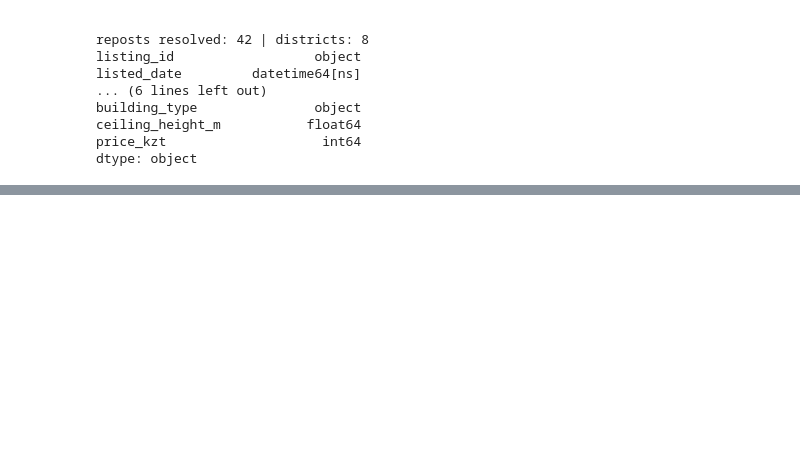
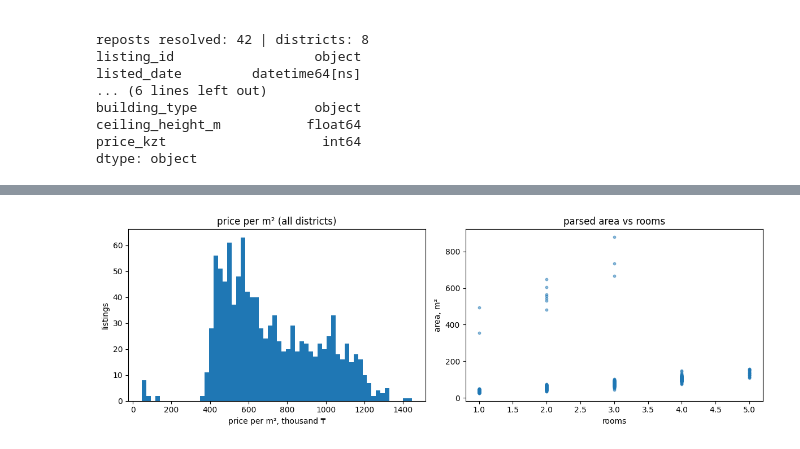
Before and after one commit to Uni-courses-CSS3004-ENG-1/Imamsidikov_ML_task1, a Jupyter notebook: task1_data_preprocessing.ipynb, the cells around one changed output, grey strips where cells are left out. Drawn from its saved outputs; the diff is of its cells as text; code cells hidden in the pictures; blank space fills up the shorter version.

Commit message:
Step 4: replace sentinels, fix floor>total_floors, per-district IQR outliers, save clean CSV
Co-Authored-By: Claude Opus 5.5 <noreply@anthropic.com>

```diff
--- a/task1_data_preprocessing.ipynb
+++ b/task1_data_preprocessing.ipynb
@@ -326,0 +330,4 @@ dtype: object
+# %%
+print(df[["floor", "total_floors", "year_built", "ceiling_height_m", "rooms", "area_m2", "price_kzt"]].describe().T)
+for col in ["floor", "year_built", "ceiling_height_m"]:
+    print(f"\n{col} — smallest values:", df[col].value_counts().sort_index().head(4).to_dict())
@@ -326,0 +349,9 @@ dtype: object
+# %%
+SENTINELS = {"floor": -1, "year_built": 0, "ceiling_height_m": 0}
+sentinel_counts = {}
+for col, value in SENTINELS.items():
+    mask = df[col] == value
+    sentinel_counts[col] = int(mask.sum())
+    df.loc[mask, col] = np.nan
+    log("4", f"{col}: sentinel {value} -> NaN", len(df), len(df), mask.sum())
+print(sentinel_counts)
@@ -326,0 +402,5 @@ dtype: object
+# %%
+bad_floor = df["floor"] > df["total_floors"]
+print("total_floors values in the data:", sorted(df["total_floors"].unique()))
+df.loc[bad_floor, "floor"] = np.nan
+log("4", "floor > total_floors -> floor set to NaN (imputed in Step 5)", len(df), len(df), bad_floor.sum())
@@ -326,0 +419,20 @@ dtype: object
+# %%
+df["price_per_m2"] = df["price_kzt"] / df["area_m2"]
+df["area_before_fix"] = df["area_m2"]
+
+def fences(values, groups=None):
+    grouped = values if groups is None else values.groupby(groups)
+    q1, q3 = grouped.quantile(0.25), grouped.quantile(0.75)
+    if groups is not None:
+        q1, q3 = groups.map(q1), groups.map(q3)
+    iqr = q3 - q1
+    return q1 - 1.5 * iqr, q3 + 1.5 * iqr
+
+low, high = fences(df["price_per_m2"])
+flag_global = (df["price_per_m2"] < low) | (df["price_per_m2"] > high)
+print(f"global fences: [{low:,.0f}, {high:,.0f}] ₸/m²  -> flagged: {flag_global.sum()}")
+
+low_g, high_g = fences(df["price_per_m2"], df["district"])
+flag_district = (df["price_per_m2"] < low_g) | (df["price_per_m2"] > high_g)
+print("fences by district -> flagged:", flag_district.sum())
+print(df.groupby("district")["price_per_m2"].median().round(0).sort_values())
@@ -326,0 +452,9 @@ dtype: object
+# %%
+fig, axes = plt.subplots(1, 2, figsize=(12, 4))
+axes[0].hist(df["price_per_m2"] / 1000, bins=60)
+axes[0].set_xlabel("price per m², thousand ₸"); axes[0].set_ylabel("listings"); axes[0].set_title("price per m² (all districts)")
+axes[1].scatter(df["rooms"], df["area_m2"], s=10, alpha=0.5)
+axes[1].set_xlabel("rooms"); axes[1].set_ylabel("area, m²"); axes[1].set_title("parsed area vs rooms")
+plt.tight_layout(); plt.show()
+# %% [output]
+[figure, added]
```
Also changed, not shown: parts of 14 cells of this notebook, 1 other file.
